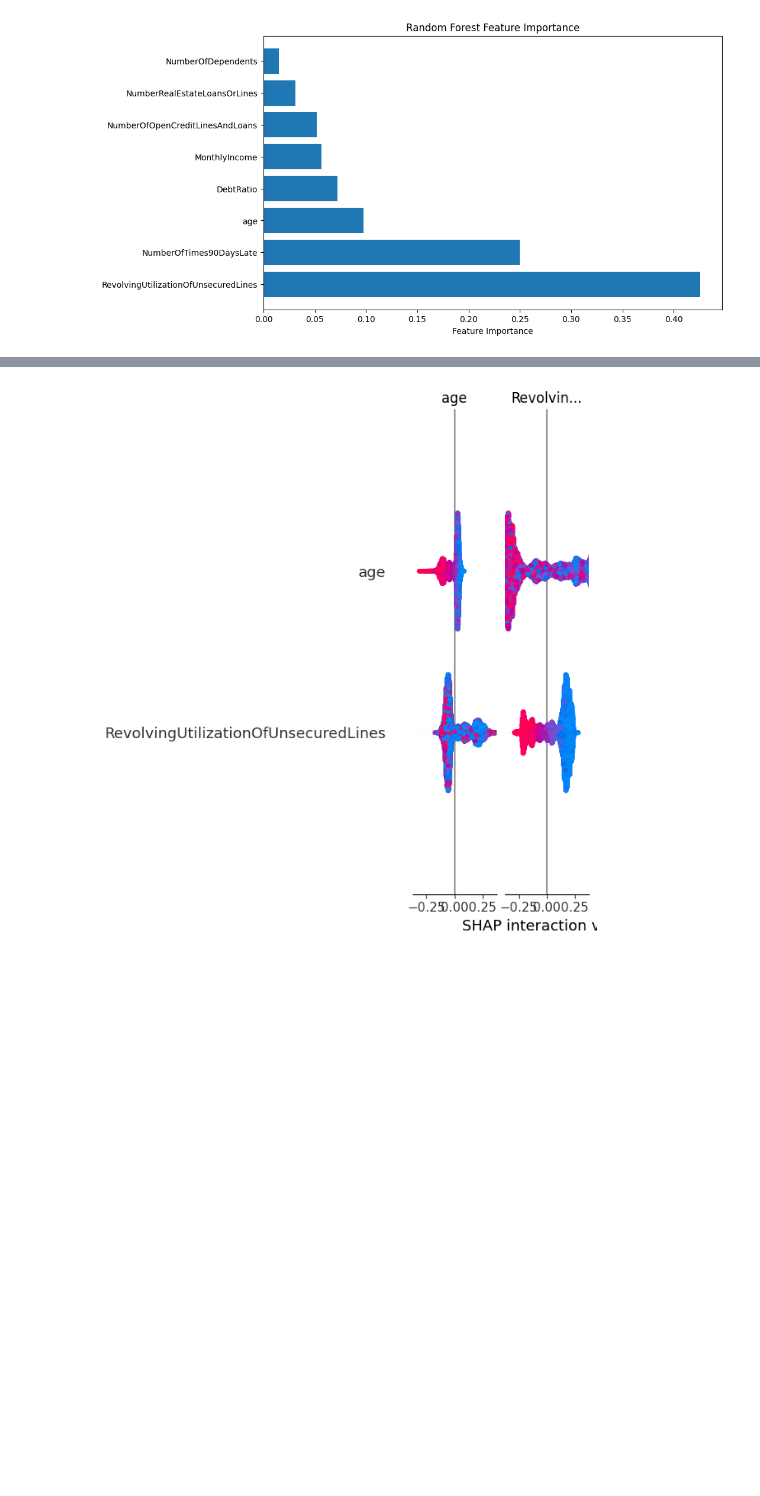
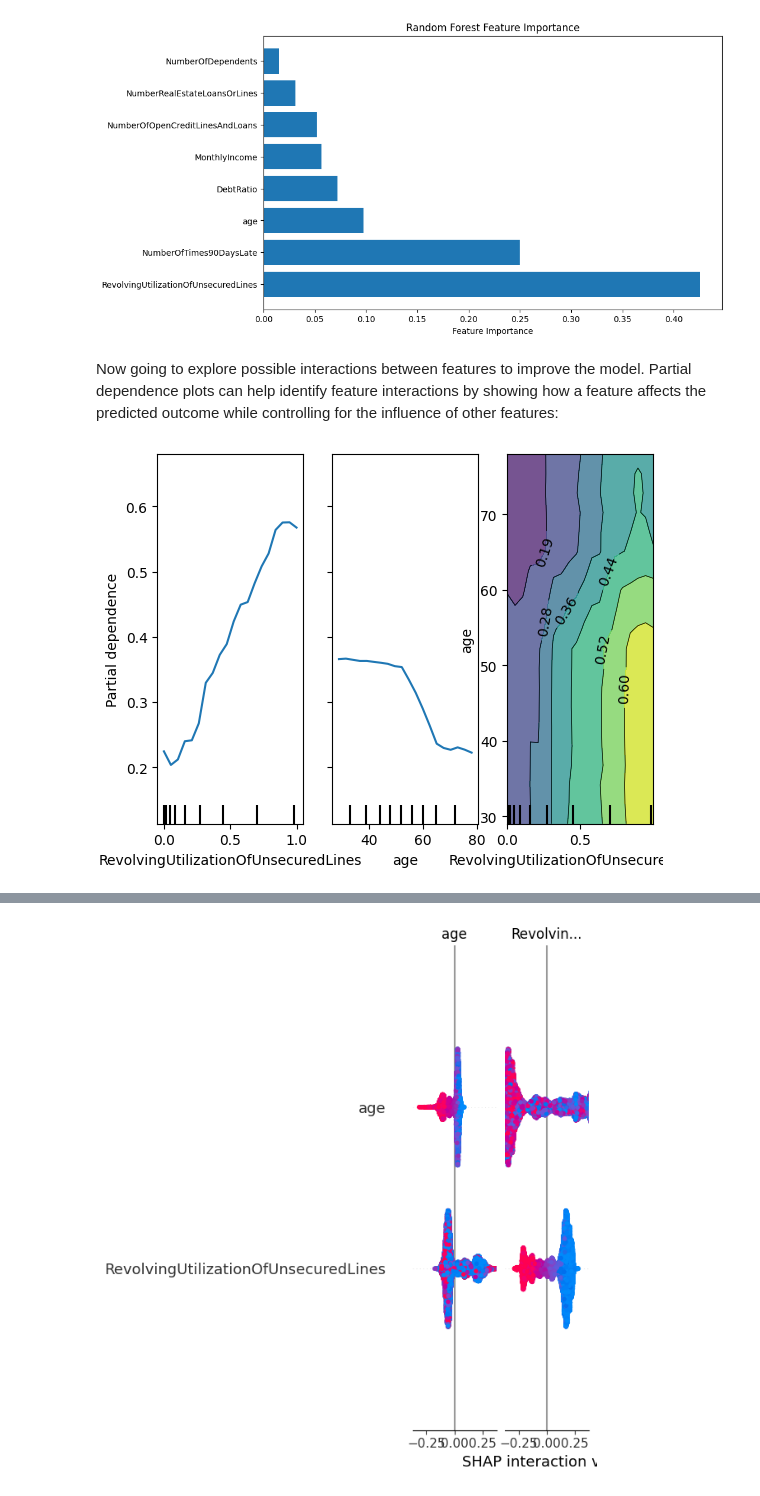
Before and after one commit to tawney-kirkland/credit, a Jupyter notebook: credit/modeling/modeling_exploration.ipynb, the cells around one changed output, grey strips where cells are left out. Drawn from its saved outputs; the diff is of its cells as text; code cells hidden in the pictures; blank space fills up the shorter version.

Commit message:
Explore feature interactions and xgboost

```diff
--- a/credit/modeling/modeling_exploration.ipynb
+++ b/credit/modeling/modeling_exploration.ipynb
@@ -201,6 +200,7 @@ Cross-validation AUC: 0.8294 ± 0.0014
 # %%
 # Get feature importance from the trained Random Forest model
 feature_importances = model_pipeline.named_steps['classifier'].feature_importances_
+indices = np.argsort(feature_importances)[::-1]
 
 # Get the feature names
 features = X.columns
@@ -222,3 +222,5 @@ plt.title('Random Forest Feature Importance')
 plt.show()
 # %% [output]
 [figure]
+# %% [markdown]
+Now going to explore possible interactions between features to improve the model. Partial dependence plots can help identify feature interactions by showing how a feature affects the predicted outcome while controlling for the influence of other features:
@@ -224,0 +229,7 @@ plt.show()
+# %%
+common_params = {
+    "subsample": 50,
+    "n_jobs": 2,
+    "grid_resolution": 20,
+    "random_state": 0,
+}
@@ -224,0 +239,11 @@ plt.show()
+# %%
+# Get partial dependence data
+top_features = [X.columns[i] for i in indices[:3]]
+pdp_results = PartialDependenceDisplay.from_estimator(best_model,
+                                       X_train,
+                                       features=['RevolvingUtilizationOfUnsecuredLines','age', ('RevolvingUtilizationOfUnsecuredLines','age')],
+                                       kind='average',
+                                       **common_params
+                                       )
+# %% [output]
+[figure, added]
```
Also changed, not shown: parts of 14 cells of this notebook.
